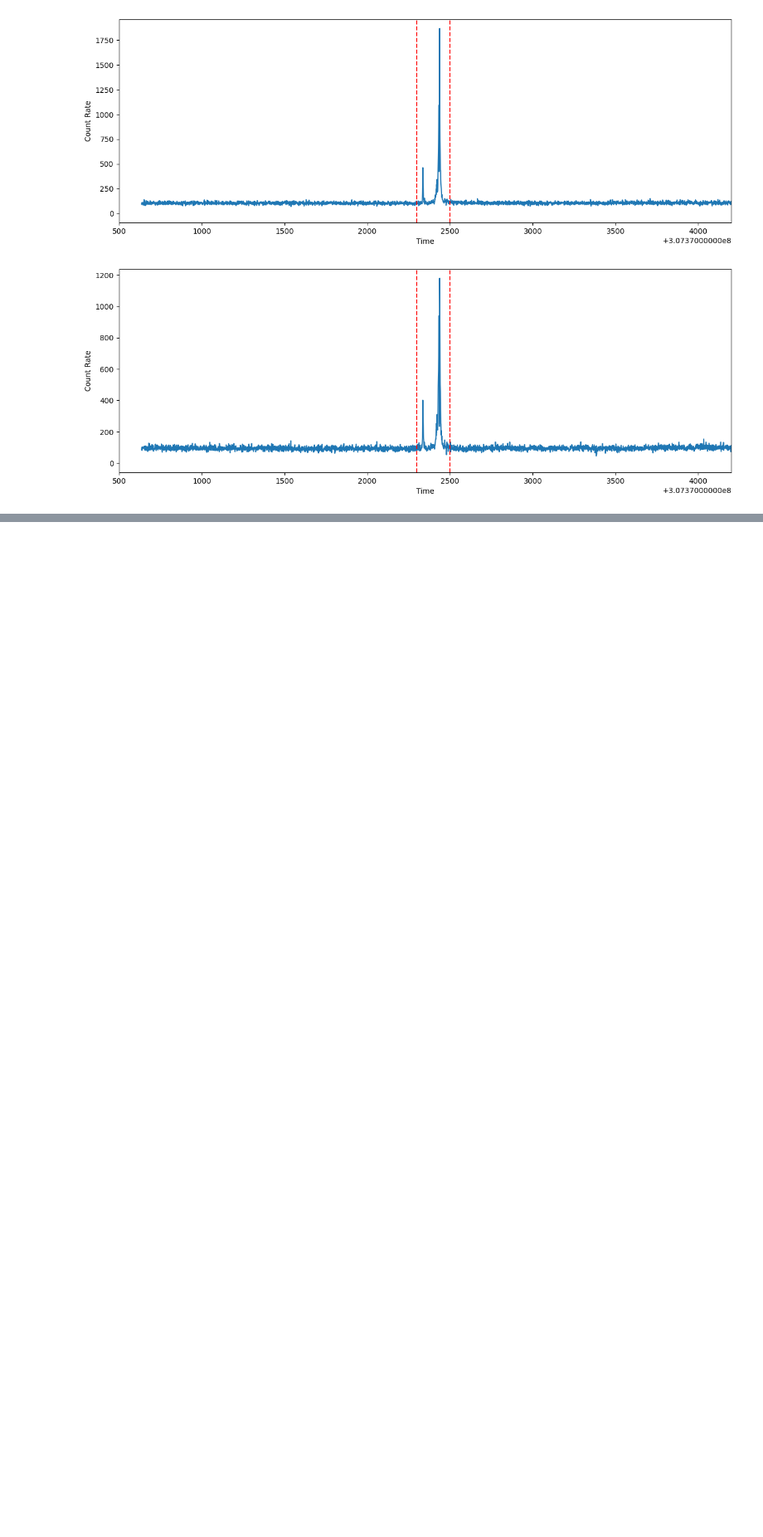
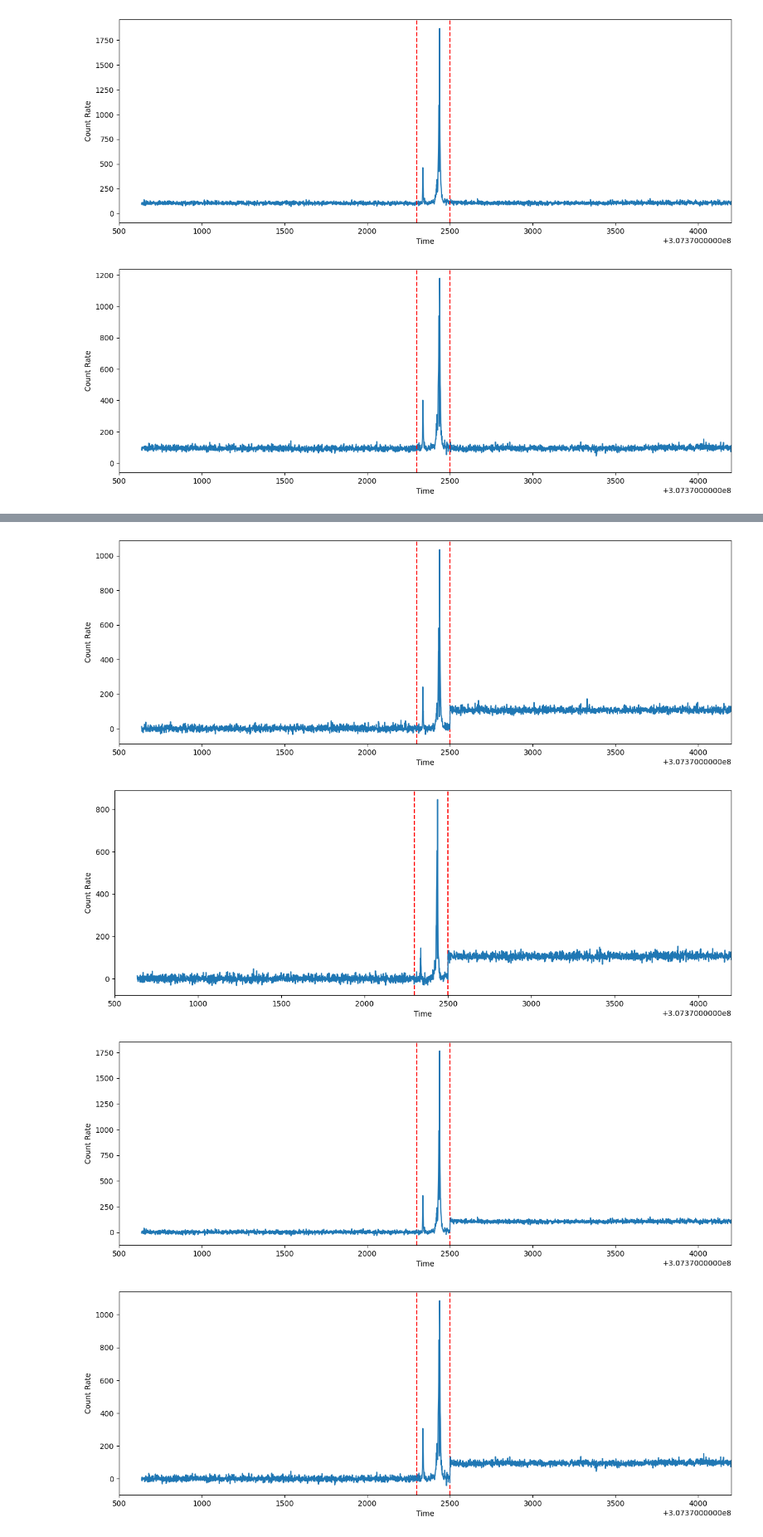
Before and after one commit to HeisenbergsCat03/ksp-grb, a Jupyter notebook: detrending.ipynb, the cells around one changed output, grey strips where cells are left out. Shown at 83% size. Cells and saved outputs as stored; diff of their text form; code cells hidden in the pictures; blank space fills up the shorter version.

```diff
--- a/detrending.ipynb
+++ b/detrending.ipynb
@@ -30,0 +31,15 @@ pre_
+# %%
+x_ranges = [[750, 2300], [2500, 4200]]
+for m in m_complete:
+    x = m[1].data['TIME']
+    y = m[1].data['RATE']
+    c = 30737e4
+    mean_values = []
+    for x_range in x_ranges:
+        indices = np.where((x - c >= x_range[0]) & (x - c <= x_range[1]))
+        y_range = y[indices]
+        mean = np.mean(y_range)
+        mean_values.append(mean)
+    indices_range = np.where((x - c >= 2300) & (x - c <= 2500))
+    y[indices_range] -= (mean_values[0]+mean_values[1])/2
+print((mean_values[0]+mean_values[1])/2)
@@ -30,0 +50,27 @@ pre_
+# %%
+for m in m_complete:
+    x = m[1].data['TIME']
+    y = m[1].data['RATE']
+    c = 30737e4
+    intervals = np.arange(0, 2310, 10)
+
+    median_values = []
+
+    for i in range(len(intervals) - 1 ):
+        indices = np.where((x - c >= intervals[i]) & (x - c < intervals[i + 1]))
+        y_interval = y[indices]
+        median = np.median(y_interval)
+        median_values.append(median)
+        y[indices] -= median
+    plt.subplots(1, 1, figsize = (15,5))
+    plt.xlim(500+3.0737e8,4200+3.0737e8)
+    plt.axvline(x= req1, color='r', linestyle='--')
+    plt.axvline(x= req2, color='r', linestyle='--')
+    plt.xlabel("Time")
+    plt.ylabel("Count Rate")
+    plt.plot(x,y)
+# %% [output]
+[figure, added]
+[figure, added]
+[figure, added]
+[figure, added]
```
Also changed, not shown: parts of 8 cells of this notebook, 1 other file.
